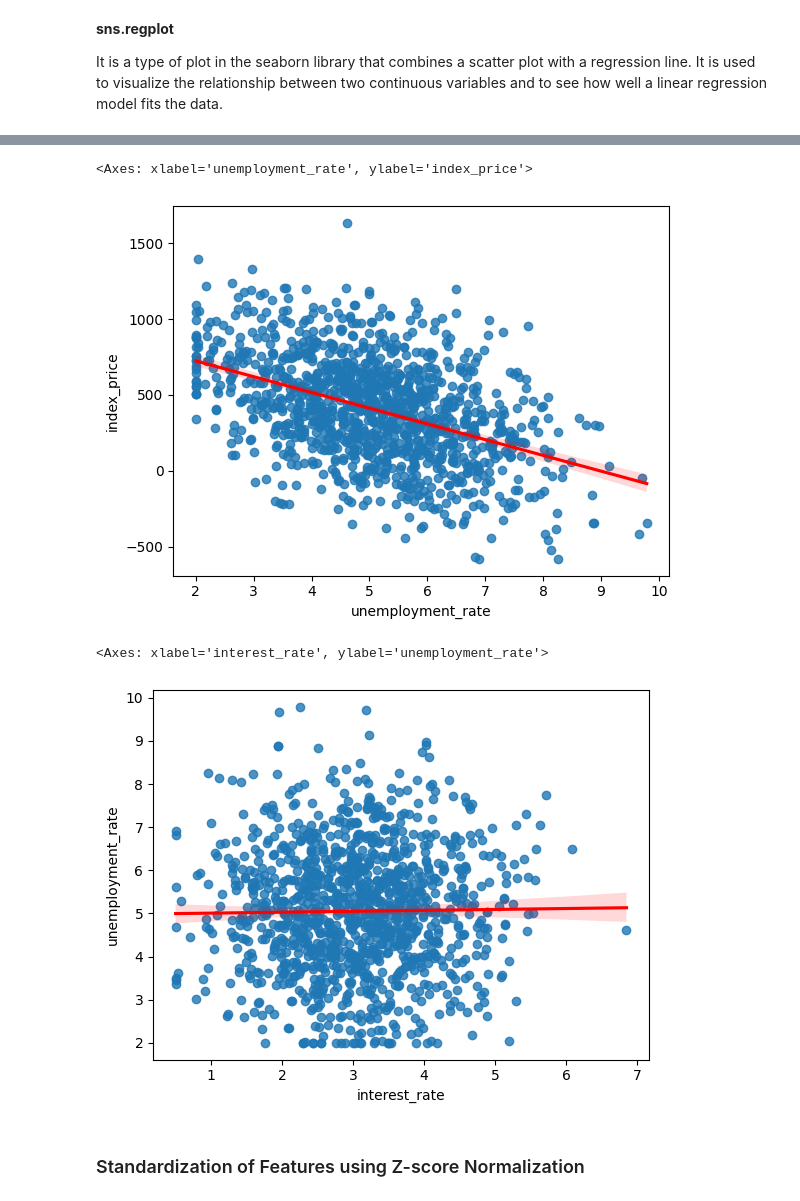
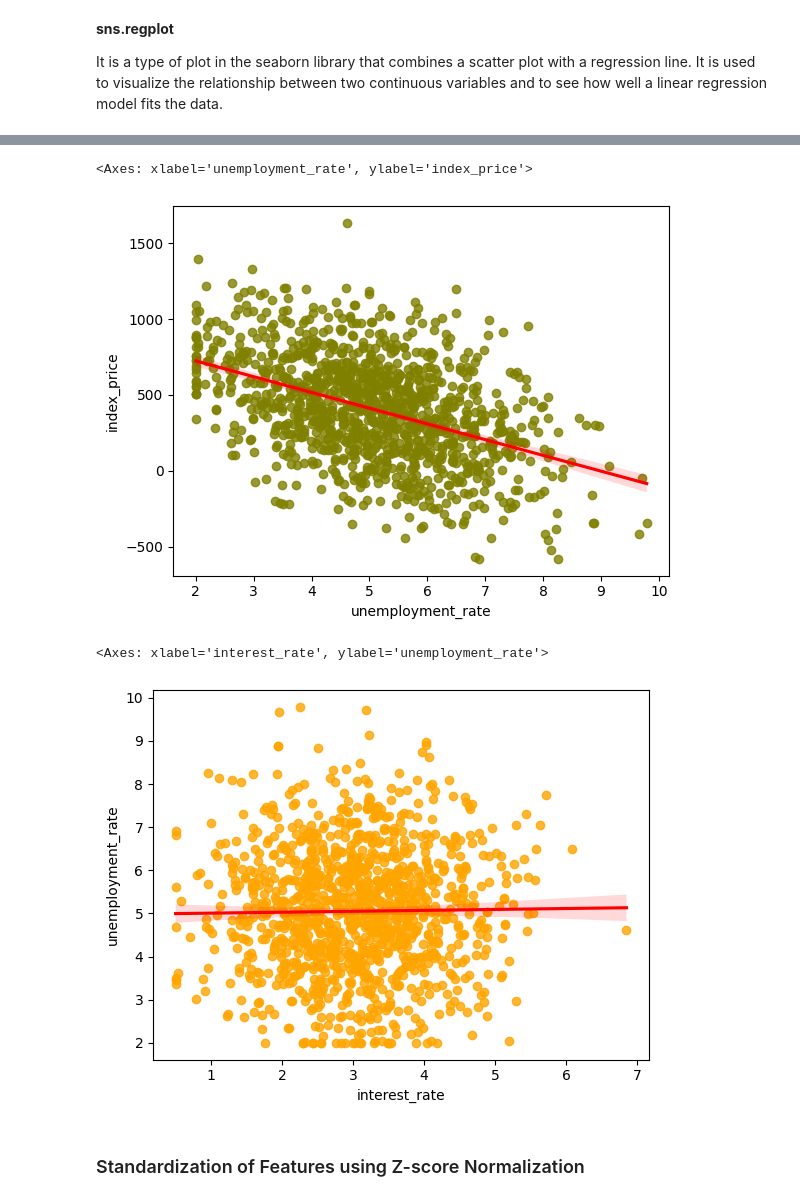
Before and after one commit to DevRitesh08/Machine-Learning-From-Scratch, a Jupyter notebook: Supervised ML/experiments/Multiple-Linear-Regression.ipynb, the cells around one changed output, grey strips where cells are left out. Drawn from its saved outputs; the diff is of its cells as text; code cells hidden in the pictures.

```diff
--- a/Supervised ML/experiments/Multiple-Linear-Regression.ipynb
+++ b/Supervised ML/experiments/Multiple-Linear-Regression.ipynb
@@ -166,13 +166,13 @@ sns.regplot(x='interest_rate' , y='index_price', line_kws={"color":"r"}, data=df
 # %%
-sns.regplot(x='unemployment_rate' , y='index_price' , line_kws={"color":"r"}, data=df)
+sns.regplot(x='unemployment_rate' , y='index_price' , line_kws={"color":"red"}, scatter_kws={"color":"olive"}, data=df)
 # %% [output]
 <Axes: xlabel='unemployment_rate', ylabel='index_price'>
-[figure, old version]
+[figure, new version]
 # %%
-sns.regplot(x='interest_rate' , y='unemployment_rate' , line_kws={"color":"r"}, data=df)
+sns.regplot(x='interest_rate' , y='unemployment_rate' , line_kws={"color":"red"}, scatter_kws={"color":"orange"}, data=df)
 # %% [output]
 <Axes: xlabel='interest_rate', ylabel='unemployment_rate'>
-[figure, old version]
+[figure, new version]
 # %% [markdown]
 ### Standardization of Features using Z-score Normalization
 # %%
```
Also changed, not shown: parts of 4 cells of this notebook.
